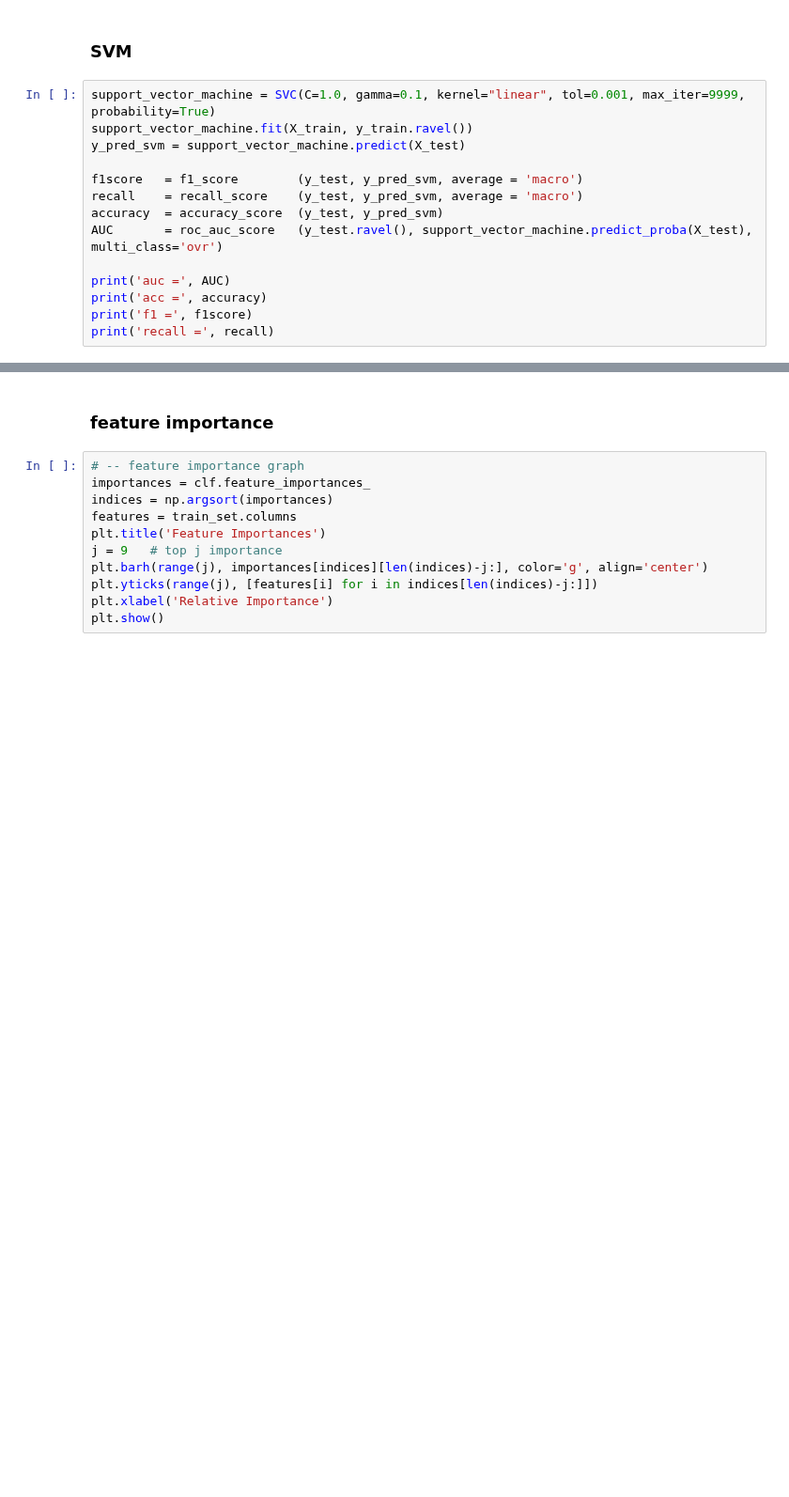
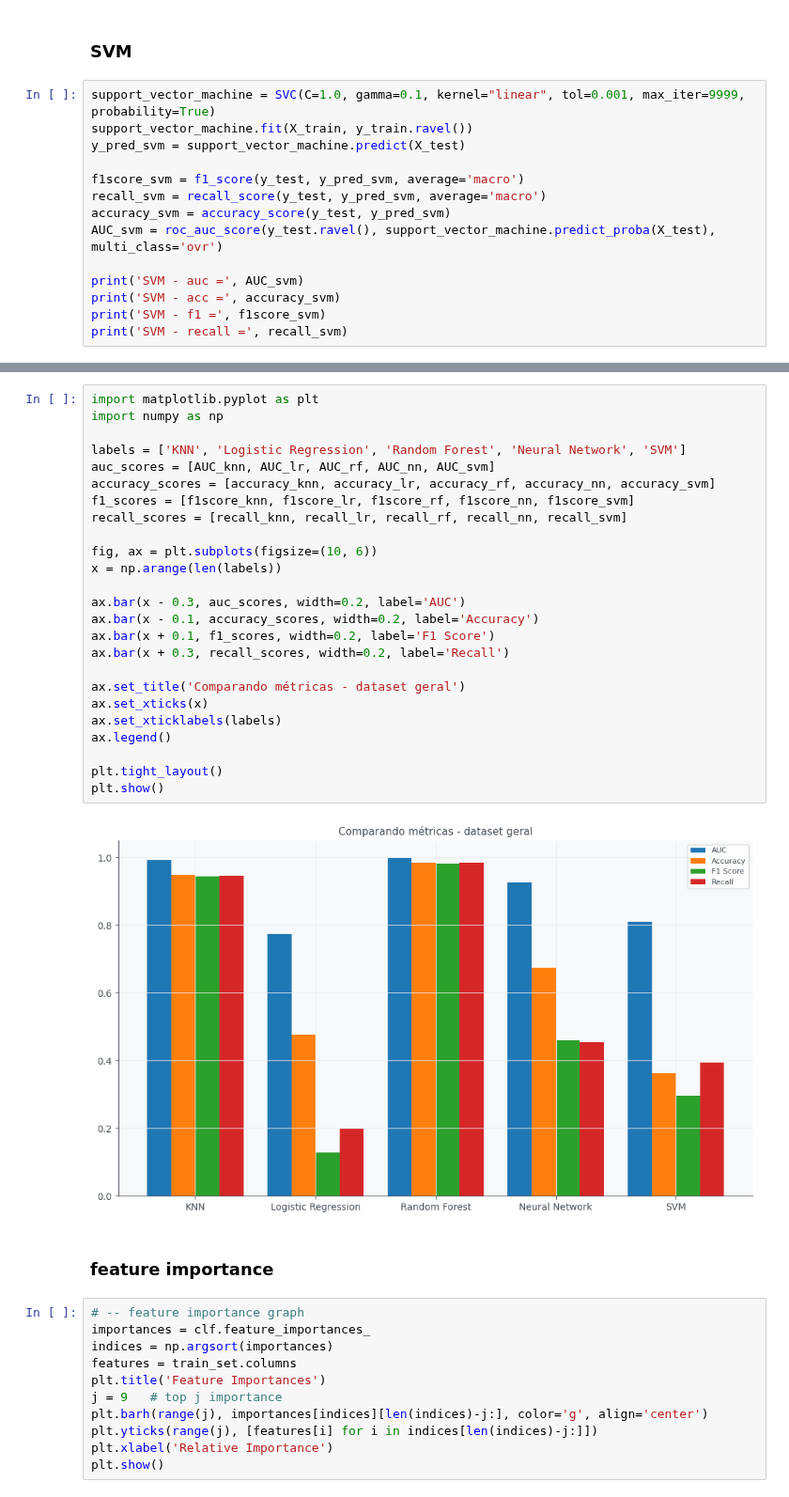
Before and after one commit to luizacastilho/XAI_STRESS, a Jupyter notebook: WESAD/analysiswesad.ipynb, the cells around one changed output, grey strips where cells are left out. Shown at 94% size. Drawn from its saved outputs; the diff is of its cells as text; blank space fills up the shorter version.

```diff
--- a/WESAD/analysiswesad.ipynb
+++ b/WESAD/analysiswesad.ipynb
@@ -268,13 +268,13 @@ support_vector_machine = SVC(C=1.0, gamma=0.1, kernel="linear", tol=0.001, max_i
 support_vector_machine.fit(X_train, y_train.ravel())
 y_pred_svm = support_vector_machine.predict(X_test)
 
-f1score   = f1_score        (y_test, y_pred_svm, average = 'macro')
-recall    = recall_score    (y_test, y_pred_svm, average = 'macro')
-accuracy  = accuracy_score  (y_test, y_pred_svm)
-AUC       = roc_auc_score   (y_test.ravel(), support_vector_machine.predict_proba(X_test), multi_class='ovr')
+f1score_svm = f1_score(y_test, y_pred_svm, average='macro')
+recall_svm = recall_score(y_test, y_pred_svm, average='macro')
+accuracy_svm = accuracy_score(y_test, y_pred_svm)
+AUC_svm = roc_auc_score(y_test.ravel(), support_vector_machine.predict_proba(X_test), multi_class='ovr')
 
-print('auc =', AUC)
-print('acc =', accuracy)
-print('f1 =', f1score)
-print('recall =', recall)
+print('SVM - auc =', AUC_svm)
+print('SVM - acc =', accuracy_svm)
+print('SVM - f1 =', f1score_svm)
+print('SVM - recall =', recall_svm)
 # %% [output]
@@ -285,3 +285,30 @@ recall = 0.3939929898922237
+# %%
+import matplotlib.pyplot as plt
+import numpy as np
+
+labels = ['KNN', 'Logistic Regression', 'Random Forest', 'Neural Network', 'SVM']
+auc_scores = [AUC_knn, AUC_lr, AUC_rf, AUC_nn, AUC_svm]
+accuracy_scores = [accuracy_knn, accuracy_lr, accuracy_rf, accuracy_nn, accuracy_svm]
+f1_scores = [f1score_knn, f1score_lr, f1score_rf, f1score_nn, f1score_svm]
+recall_scores = [recall_knn, recall_lr, recall_rf, recall_nn, recall_svm]
+
+fig, ax = plt.subplots(figsize=(10, 6))
+x = np.arange(len(labels))
+
+ax.bar(x - 0.3, auc_scores, width=0.2, label='AUC')
+ax.bar(x - 0.1, accuracy_scores, width=0.2, label='Accuracy')
+ax.bar(x + 0.1, f1_scores, width=0.2, label='F1 Score')
+ax.bar(x + 0.3, recall_scores, width=0.2, label='Recall')
+
+ax.set_title('Comparando métricas - dataset geral')
+ax.set_xticks(x)
+ax.set_xticklabels(labels)
+ax.legend()
+
+plt.tight_layout()
+plt.show()
+# %% [output]
+[figure, added]
 # %% [markdown]
 ### feature importance
 # %%
```
Also changed, not shown: parts of 27 cells of this notebook.
